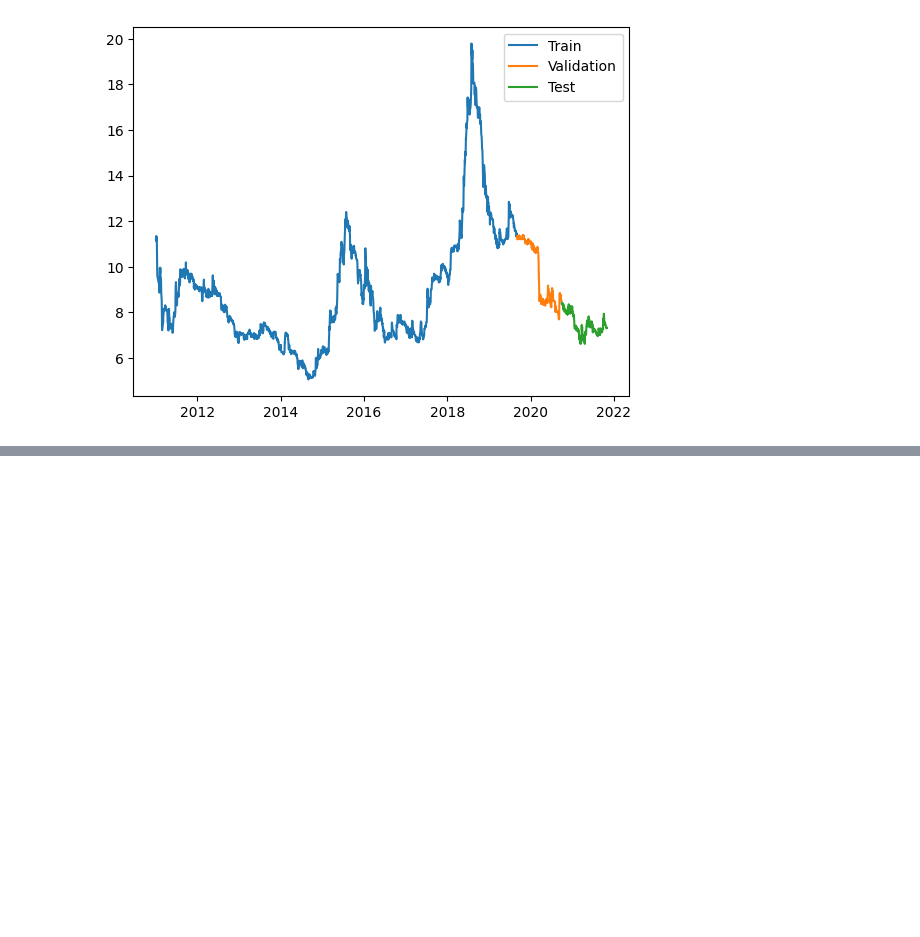
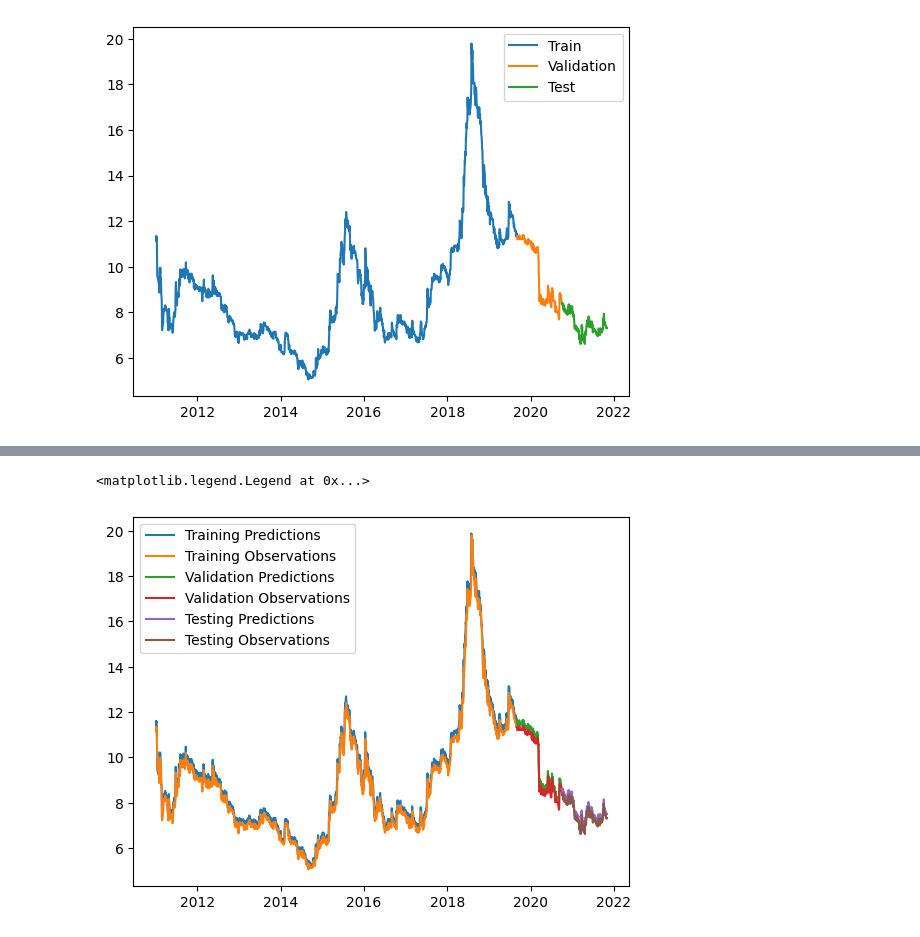
Before and after one commit to Idriss-Chefai/TunisianStockPrediction, a Jupyter notebook: LSTM.ipynb, the cells around one changed output, grey strips where cells are left out. Cells and saved outputs as stored; diff of their text form; code cells hidden in the pictures; blank space fills up the shorter version.

```diff
--- a/LSTM.ipynb
+++ b/LSTM.ipynb
@@ -133,0 +202,16 @@ plt.legend(['Train', 'Validation', 'Test'])
+# %%
+plt.plot(dates_train, train_prediction)
+plt.plot(dates_train, y_train)
+plt.plot(dates_val, val_prediction)
+plt.plot(dates_val, y_val)
+plt.plot(dates_test, test_prediction)
+plt.plot(dates_test, y_test)
+plt.legend(['Training Predictions',
+            'Training Observations',
+            'Validation Predictions',
+            'Validation Observations',
+            'Testing Predictions',
+            'Testing Observations'])
+# %% [output]
+<matplotlib.legend.Legend at 0x...>
+[figure, added]
```
Also changed, not shown: parts of 4 cells of this notebook.
